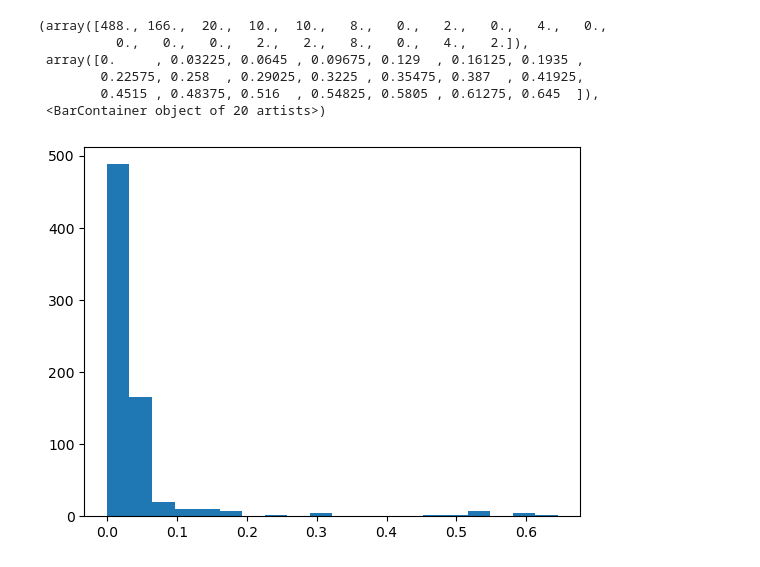
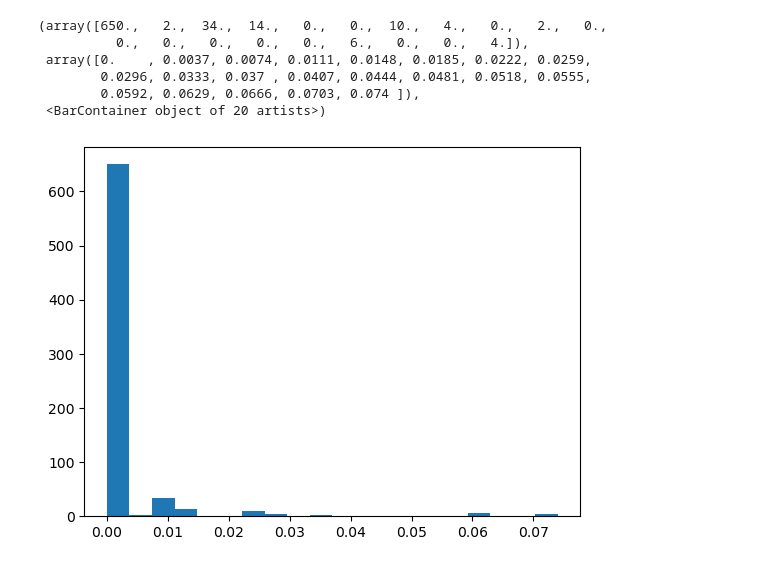
Before and after one commit to victorvikram/BeliefNetworkEvo, a Jupyter notebook: CLEAN/notebooks/results/frustration_analysis.ipynb, the cells around one changed output. Saved outputs shown, nothing was run; the diff lists cells and outputs as text; code cells hidden in the pictures.

```diff
--- a/CLEAN/notebooks/results/frustration_analysis.ipynb
+++ b/CLEAN/notebooks/results/frustration_analysis.ipynb
@@ -24,10 +65,12 @@ G = create_graph_from_adj_mat(adj_mat, var_list)
+# %%
+n_vars = len(var_list)
 # %%
 """ find energy minima, and find how often each edge is frustrated """
 
-initial_vectors = np.random.choice([-1, 0, 1], size=(1000, 102))
+initial_vectors = np.random.choice([-1, 0, 1], size=(1000, n_vars))
 mp_minima, num_changed = multi_pass_optimize(initial_vectors, adj_mat, max_iterations=int(1e4))
-frust_mat = get_frust_mat(adj_mat, mp_minima)
-frust_percentage = get_frust_percentage(frust_mat)
+satisfaction_mats = get_satisfaction_mats(adj_mat, mp_minima)
+frust_percentage = get_frust_percentage(satisfaction_mats)
 # %%
 """ make a histogram of the frustrations """
 
@@ -43,15 +86,15 @@ plt.hist(frust_percentage[adj_mat != 0], bins=20)
 # %%
 """ Find energy minima using simulated annealing, and see how often each edge is frustrated """
 
-initial_vectors = np.random.choice([-1, 0, 1], size=(1000, 102))
+initial_vectors = np.random.choice([-1, 0, 1], size=(1000, n_vars))
 sa_minima, costs = simulated_annealing(initial_vectors, 100, 0.99, int(1e5),
                               lambda vecs: hamiltonian_objective_function(vecs, adj_mat),
                               lambda vecs: flip_step_function(vecs, num_flips=1))
 # %%
 """ calculate the frustration for the simulated annealing minima """
 
-frust_mat_sa = get_frust_mat(adj_mat, sa_minima)
-frust_percentage_sa = get_frust_percentage(frust_mat_sa)
+satisfaction_mats_sa = get_satisfaction_mats(adj_mat, sa_minima)
+frust_percentage_sa = get_frust_percentage(satisfaction_mats_sa)
 # %%
 """ make a histogram of the frustrations """
 
@@ -127,14 +212,15 @@ for i in range(1000):
 # %%
-frust_mat_bfs = get_frust_mat(adj_mat, bfs_vectors)
-frust_percentage_bfs = get_frust_percentage(frust_mat_bfs)
+""" make a histogram of the frustrations """
 
-""" make a histogram of the frustrations """
-plt.hist(frust_percentage_bfs[adj_mat != 0], bins=20)
+frust_mat_rw = get_satisfaction_mats(adj_mat, rw_vectors)
+frust_percentage_rw = get_frust_percentage(frust_mat_rw)
+
+plt.hist(frust_percentage_rw[adj_mat != 0], bins=20)
 # %% [output]
-(array([488., 166.,  20.,  10.,  10.,   8.,   0.,   2.,   0.,   4.,   0.,
-          0.,   0.,   0.,   2.,   2.,   8.,   0.,   4.,   2.]),
- array([0.     , 0.03225, 0.0645 , 0.09675, 0.129  , 0.16125, 0.1935 ,
-        0.22575, 0.258  , 0.29025, 0.3225 , 0.35475, 0.387  , 0.41925,
-        0.4515 , 0.48375, 0.516  , 0.54825, 0.5805 , 0.61275, 0.645  ]),
+(array([650.,   2.,  34.,  14.,   0.,   0.,  10.,   4.,   0.,   2.,   0.,
+          0.,   0.,   0.,   0.,   0.,   6.,   0.,   0.,   4.]),
+ array([0.    , 0.0037, 0.0074, 0.0111, 0.0148, 0.0185, 0.0222, 0.0259,
+        0.0296, 0.0333, 0.037 , 0.0407, 0.0444, 0.0481, 0.0518, 0.0555,
+        0.0592, 0.0629, 0.0666, 0.0703, 0.074 ]),
  <BarContainer object of 20 artists>)
-[figure, old version]
+[figure, new version]
```
Also changed, not shown: parts of 21 cells of this notebook, 20 other files.
